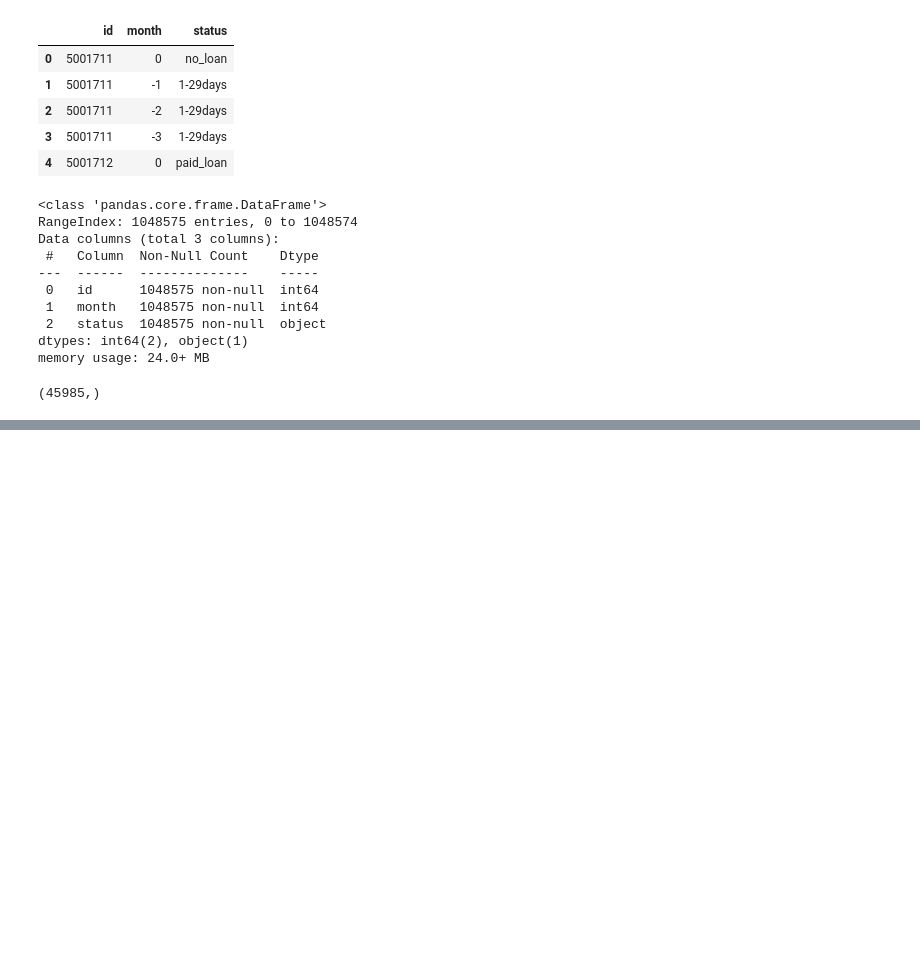
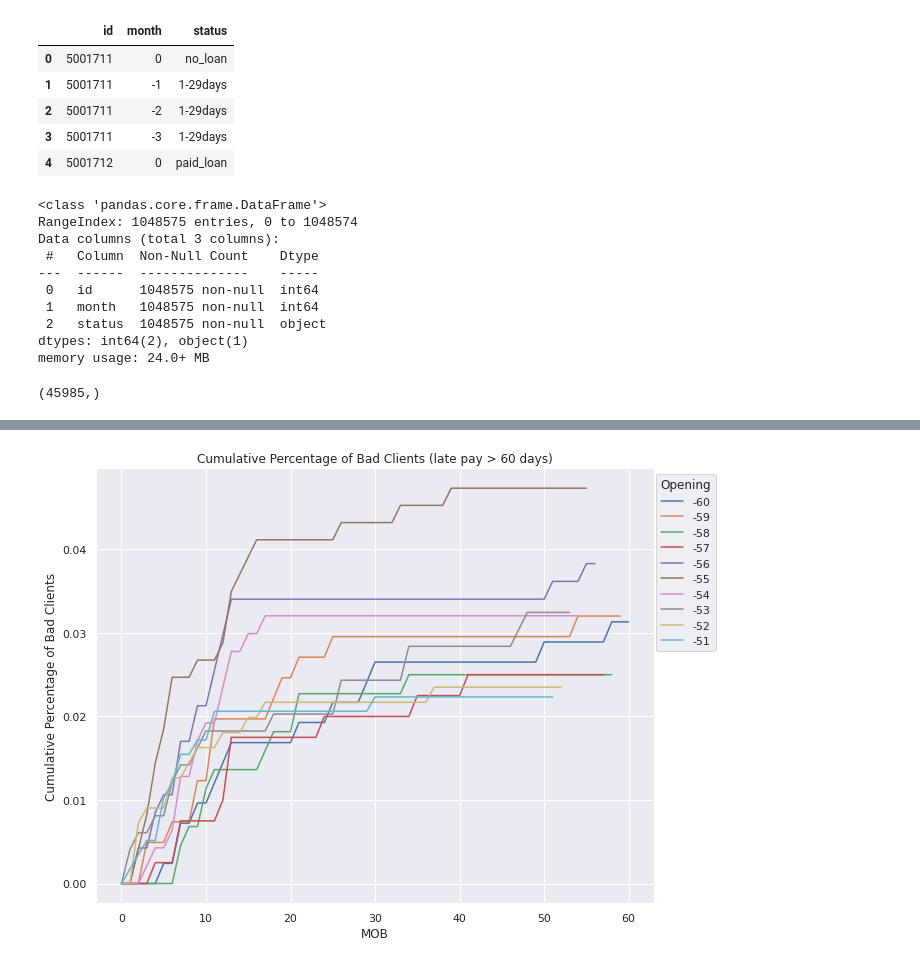
Before and after one commit to diascarolina/data-science-bootcamp, a Jupyter notebook: modulo6/aulas_desafios_modulo6.ipynb, the cells around one changed output, grey strips where cells are left out. Saved outputs shown, nothing was run; the diff lists cells and outputs as text; code cells hidden in the pictures; blank space fills up the shorter version.

```diff
--- a/modulo6/aulas_desafios_modulo6.ipynb
+++ b/modulo6/aulas_desafios_modulo6.ipynb
@@ -319,0 +531,4 @@ approved_clients.id.value_counts().shape
+# %%
+vintage = approved_clients.groupby(['opening', 'mob']).apply(lambda x: x['id'].count()).reset_index()
+vintage.columns = ['opening', 'mob', 'number_of_clients']
+vintage
@@ -319,0 +556,6 @@ approved_clients.id.value_counts().shape
+# %%
+vintage = pd.merge(vintage[['opening', 'mob']],
+                   approved_clients_denominator,
+                   on = ['opening'],
+                   how = 'left')
+vintage
@@ -319,0 +576,12 @@ approved_clients.id.value_counts().shape
+# %%
+vintage['number_of_bad_payers'] = np.nan
+
+for j in range(-60, 1):
+    ls = []
+    for i in range(0, 61):
+        due = list(approved_clients.query("bad == 1 and mob == @i and opening == @j")['id'])
+        ls.extend(due)
+        vintage.loc[(vintage['mob'] == i) & (vintage['opening'] == j), 'number_of_bad_payers'] = len(set(ls))
+
+vintage['bad_payers_rate'] = vintage['number_of_bad_payers'] / vintage['number_of_clients']
+vintage
@@ -319,0 +602,6 @@ approved_clients.id.value_counts().shape
+# %%
+vintage_pivot = vintage.pivot(index = 'opening',
+                              columns = 'mob',
+                              values = 'bad_payers_rate')
+
+vintage_pivot
@@ -319,0 +623,13 @@ approved_clients.id.value_counts().shape
+# %%
+lst = [i for i in range(0, 61)]
+vintage_pivot[lst].T.iloc[:, :10].plot(legend = True,
+                                       grid = True,
+                                       title = 'Cumulative Percentage of Bad Clients (late pay > 60 days)',
+                                       figsize = (10, 8))
+
+plt.xlabel('MOB')
+plt.ylabel('Cumulative Percentage of Bad Clients')
+plt.legend(bbox_to_anchor = (1.12, 1), title = 'Opening')
+plt.show()
+# %% [output]
+[figure, added]
```
Also changed, not shown: parts of 41 cells of this notebook.
